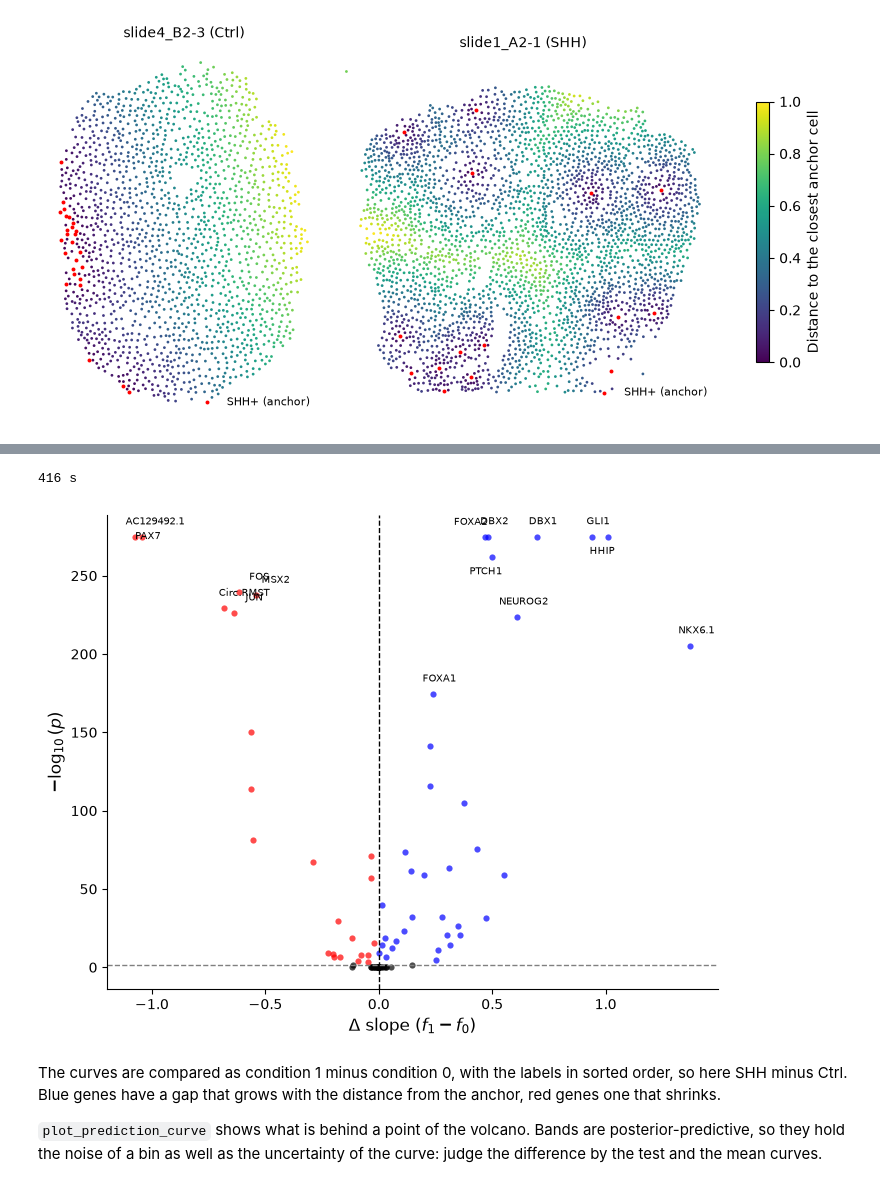
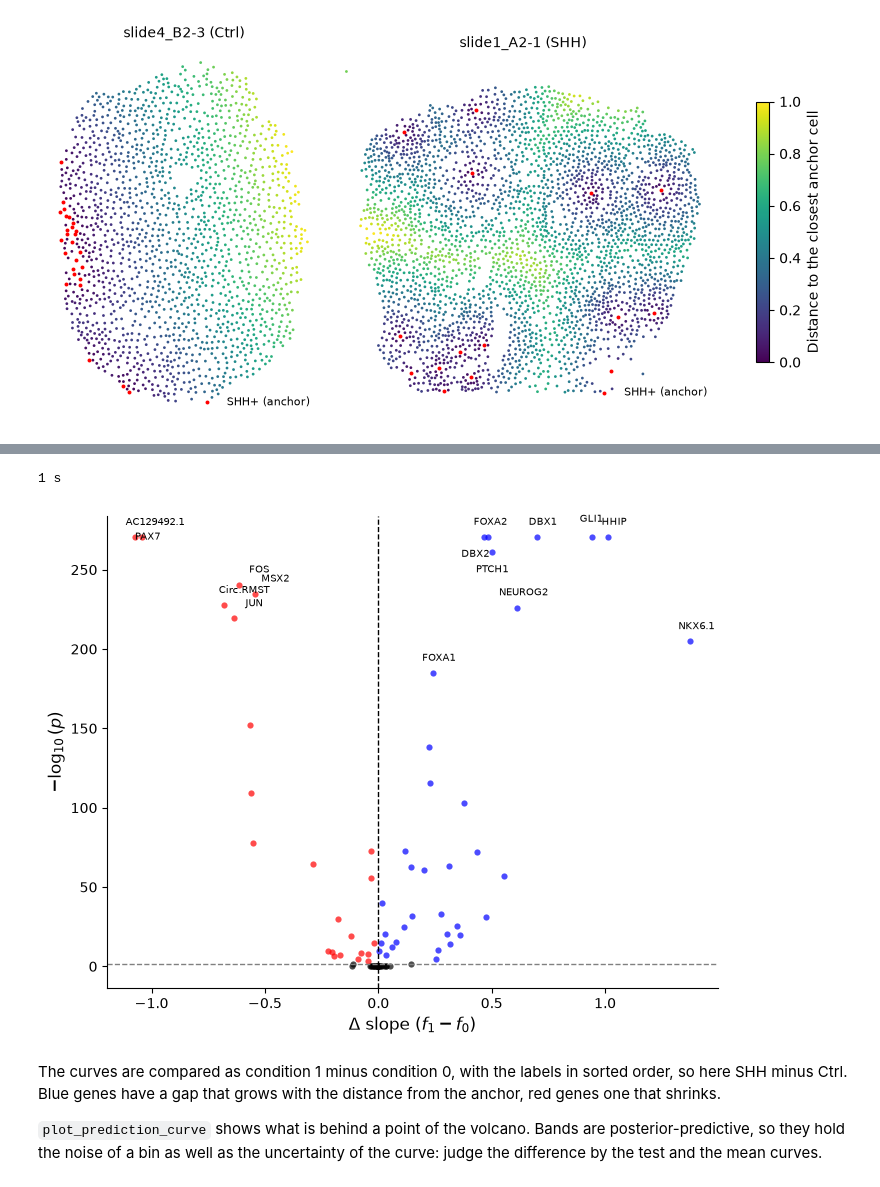
Before and after one commit to theislab/diffsvg, a Jupyter notebook: docs/notebooks/full_tutorial.ipynb, the cells around one changed output, grey strips where cells are left out. Saved outputs shown, nothing was run; the diff lists cells and outputs as text; code cells hidden in the pictures.

```diff
--- a/docs/notebooks/full_tutorial.ipynb
+++ b/docs/notebooks/full_tutorial.ipynb
@@ -36,7 +38,7 @@ timings = {}
 
 `var_by_distance` gives every cell its distance to the closest anchor cell of its own slide, scaled to 0-1 per slide, and collects what the model needs in `adata.obsm["design_matrix"]`. Here, the anchor is the top percentile of SHH expression. Anchor cells themselves have no distance, and `slide1_A2-2` has no anchor cells, so it drops out of the fits.
 # %%
-adata = sc.read_h5ad(os.environ.get("DIFFSVG_DATA", "/home/lehnerl/Arbeit/data/legnini23.h5ad"))
+adata = sc.read_h5ad(os.environ.get("DIFFSVG_DATA", "data/legnini23.h5ad"))
 
 shh = adata[:, "SHH"].X
 shh = (shh.toarray() if hasattr(shh, "toarray") else np.asarray(shh)).ravel()
@@ -94,18 +87,18 @@ ADVI and NUTS rank the genes the same here (Spearman 1.00 on the statistic). ADV
 # %%
 t0 = time.perf_counter()
 
 dvg.pp.bin_obs(adata, anchor="True", condition="condition", layer=LAYER, window_radius=None)
 setup = dvg.tl.setup_model(adata)
-dvg.tl.fit_model(adata, setup, n_workers=N_WORKERS, inference="advi", test="parallel", tau=TAU)
+dvg.tl.fit_model(adata, setup, n_workers=N_WORKERS, test="parallel", tau=TAU)
 
 timings["1. Quickstart"] = time.perf_counter() - t0
 print(f"{timings['1. Quickstart']:.0f} s")
 
 quick = adata.varm["dsvg_stats"].copy()
 dvg.pl.plot_volcano(quick, n_label=15, figsize=(7, 5.5));
 # %% [output]
-416 s
+1 s
-[figure, old version]
+[figure, new version]
 # %% [markdown]
 The curves are compared as condition 1 minus condition 0, with the labels in sorted order, so here SHH minus Ctrl. Blue genes have a gap that grows with the distance from the anchor, red genes one that shrinks.
 
```
Also changed, not shown: parts of 21 cells of this notebook, 2 other files.
